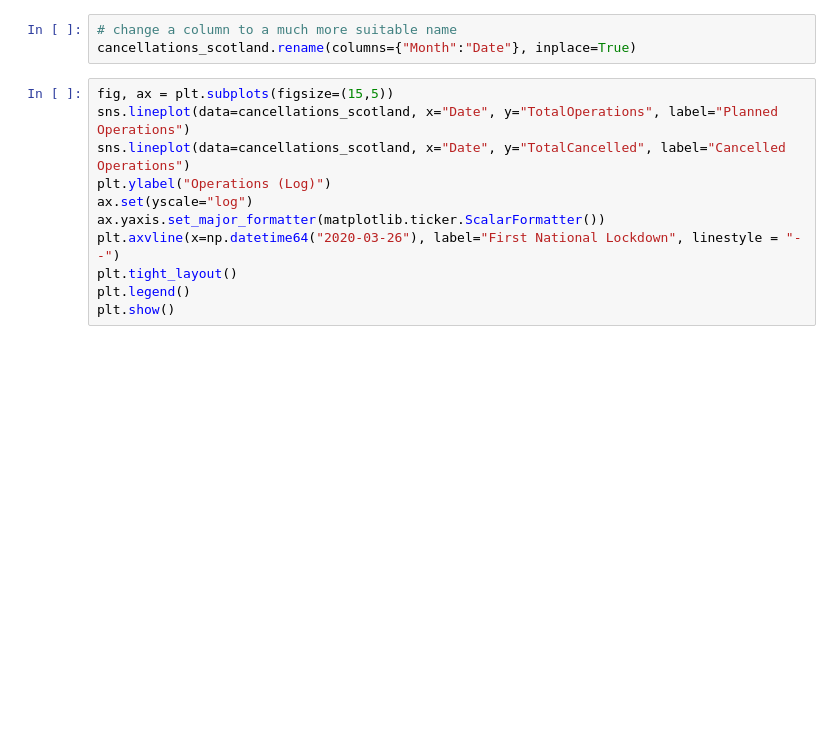
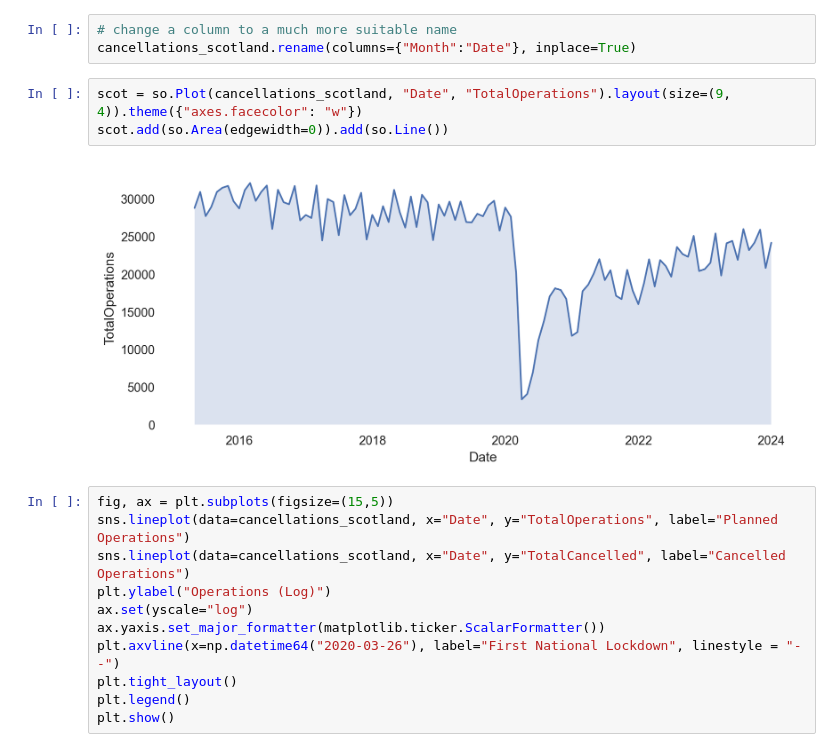
Before and after one commit to brianej/fdscw3, a Jupyter notebook: q1.ipynb, the cells around one changed output. Saved outputs shown, nothing was run; the diff lists cells and outputs as text; blank space fills up the shorter version.

```diff
--- a/q1.ipynb
+++ b/q1.ipynb
@@ -73,6 +73,11 @@ cancellations_scotland
 # %%
 # change a column to a much more suitable name
 cancellations_scotland.rename(columns={"Month":"Date"}, inplace=True)
+# %%
+scot = so.Plot(cancellations_scotland, "Date", "TotalOperations").layout(size=(9, 4)).theme({"axes.facecolor": "w"})
+scot.add(so.Area(edgewidth=0)).add(so.Line())
+# %% [output]
+[figure, added]
 # %%
 fig, ax = plt.subplots(figsize=(15,5))
 sns.lineplot(data=cancellations_scotland, x="Date", y="TotalOperations", label="Planned Operations")
```
Also changed, not shown: parts of 2 cells of this notebook, 1 other file.
